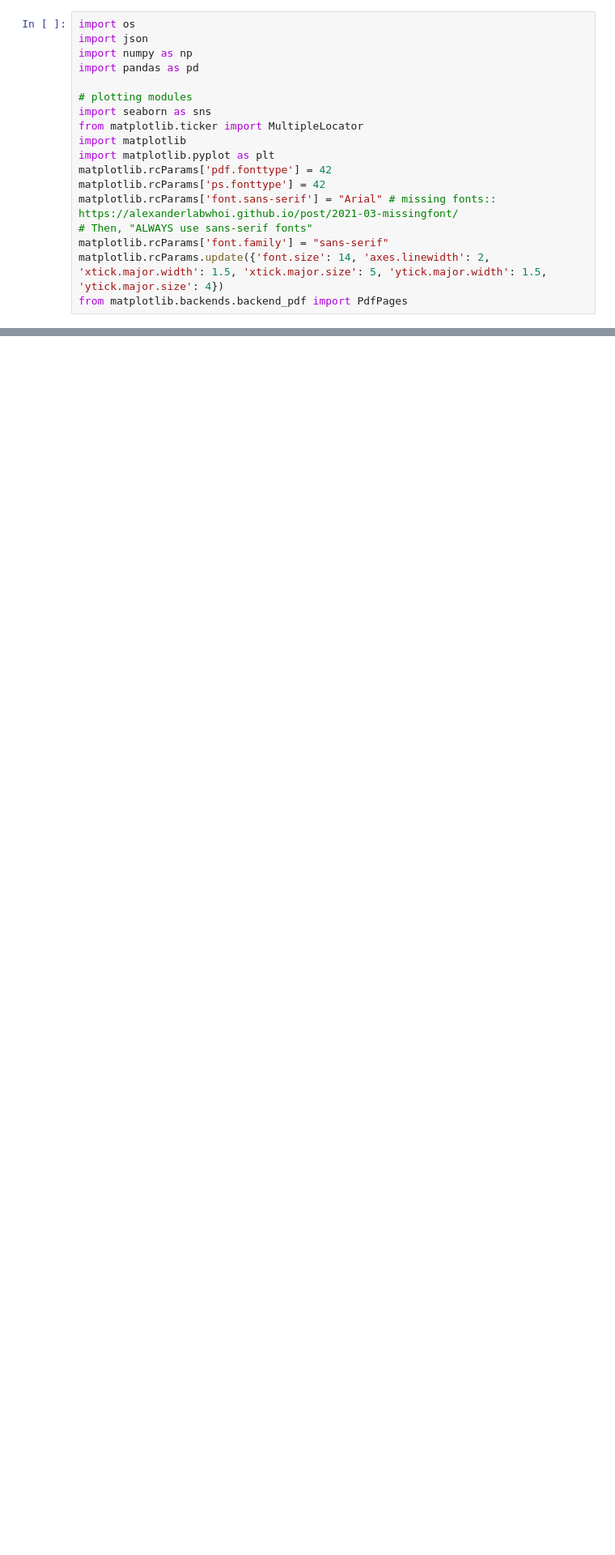
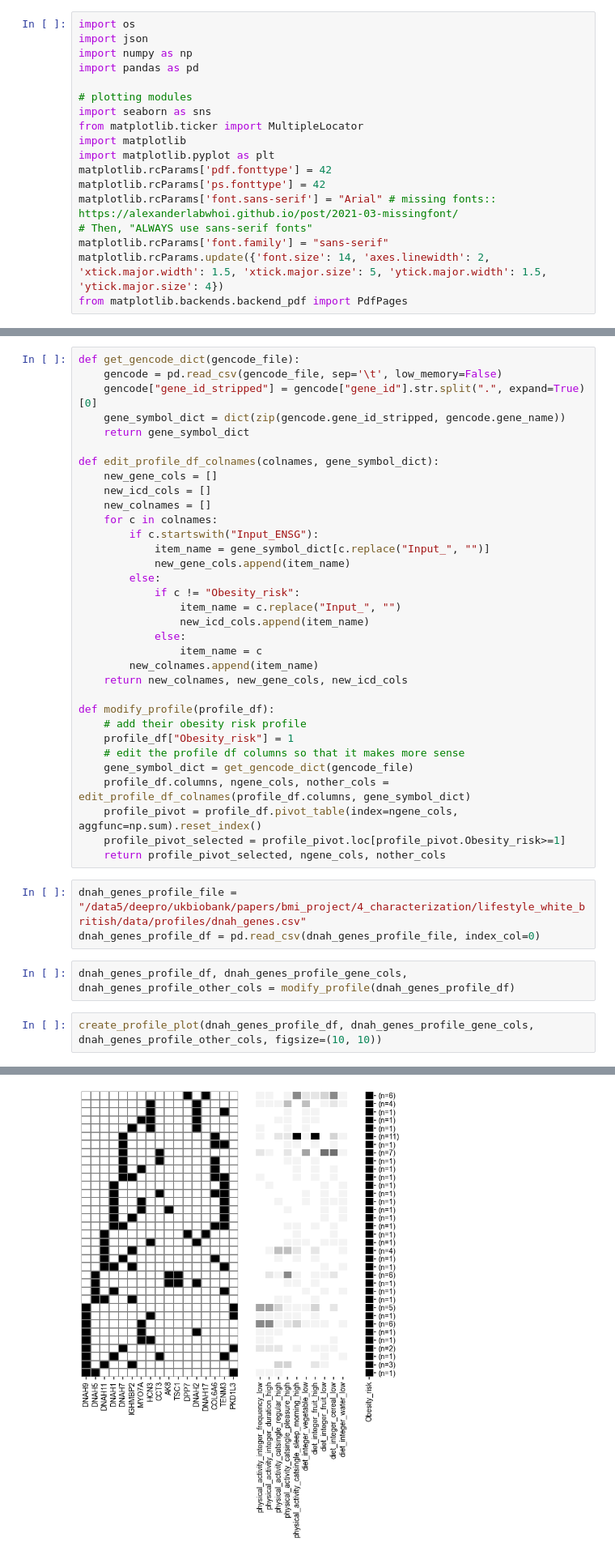
Before and after one commit to deeprob/ukb_bmi, a Jupyter notebook: 4_characterization/lifestyle_white_british/notebooks/6_create_profile_lifestyle.ipynb, the cells around one changed output, grey strips where cells are left out. Shown at 81% size. Drawn from its saved outputs; the diff is of its cells as text; blank space fills up the shorter version.

```diff
--- a/4_characterization/lifestyle_white_british/notebooks/6_create_profile_lifestyle.ipynb
+++ b/4_characterization/lifestyle_white_british/notebooks/6_create_profile_lifestyle.ipynb
@@ -142,0 +115,41 @@ for goi in [dnah_genes, other_neuro]:
+# %%
+def get_gencode_dict(gencode_file):
+    gencode = pd.read_csv(gencode_file, sep='\t', low_memory=False)
+    gencode["gene_id_stripped"] = gencode["gene_id"].str.split(".", expand=True)[0]
+    gene_symbol_dict = dict(zip(gencode.gene_id_stripped, gencode.gene_name))
+    return gene_symbol_dict
+
+def edit_profile_df_colnames(colnames, gene_symbol_dict):
+    new_gene_cols = []
+    new_icd_cols = []
+    new_colnames = []
+    for c in colnames:
+        if c.startswith("Input_ENSG"):
+            item_name = gene_symbol_dict[c.replace("Input_", "")]
+            new_gene_cols.append(item_name)
+        else:
+            if c != "Obesity_risk":
+                item_name = c.replace("Input_", "")
+                new_icd_cols.append(item_name)
+            else:
+                item_name = c
+        new_colnames.append(item_name)
+    return new_colnames, new_gene_cols, new_icd_cols
+
+def modify_profile(profile_df):
+    # add their obesity risk profile
+    profile_df["Obesity_risk"] = 1
+    # edit the profile df columns so that it makes more sense
+    gene_symbol_dict = get_gencode_dict(gencode_file)
+    profile_df.columns, ngene_cols, nother_cols =  edit_profile_df_colnames(profile_df.columns, gene_symbol_dict)
+    profile_pivot = profile_df.pivot_table(index=ngene_cols, aggfunc=np.sum).reset_index()
+    profile_pivot_selected = profile_pivot.loc[profile_pivot.Obesity_risk>=1]
+    return profile_pivot_selected, ngene_cols, nother_cols
+# %%
+dnah_genes_profile_file = "/data5/deepro/ukbiobank/papers/bmi_project/4_characterization/lifestyle_white_british/data/profiles/dnah_genes.csv"
+dnah_genes_profile_df = pd.read_csv(dnah_genes_profile_file, index_col=0)
+# %%
+dnah_genes_profile_df, dnah_genes_profile_gene_cols, dnah_genes_profile_other_cols = modify_profile(dnah_genes_profile_df)
+# %%
+create_profile_plot(dnah_genes_profile_df, dnah_genes_profile_gene_cols, dnah_genes_profile_other_cols, figsize=(10, 10))
+# %% [output]
@@ -142,0 +158 @@ for goi in [dnah_genes, other_neuro]:
+[figure, added]
```
Also changed, not shown: parts of 14 cells of this notebook, 1 other file.
